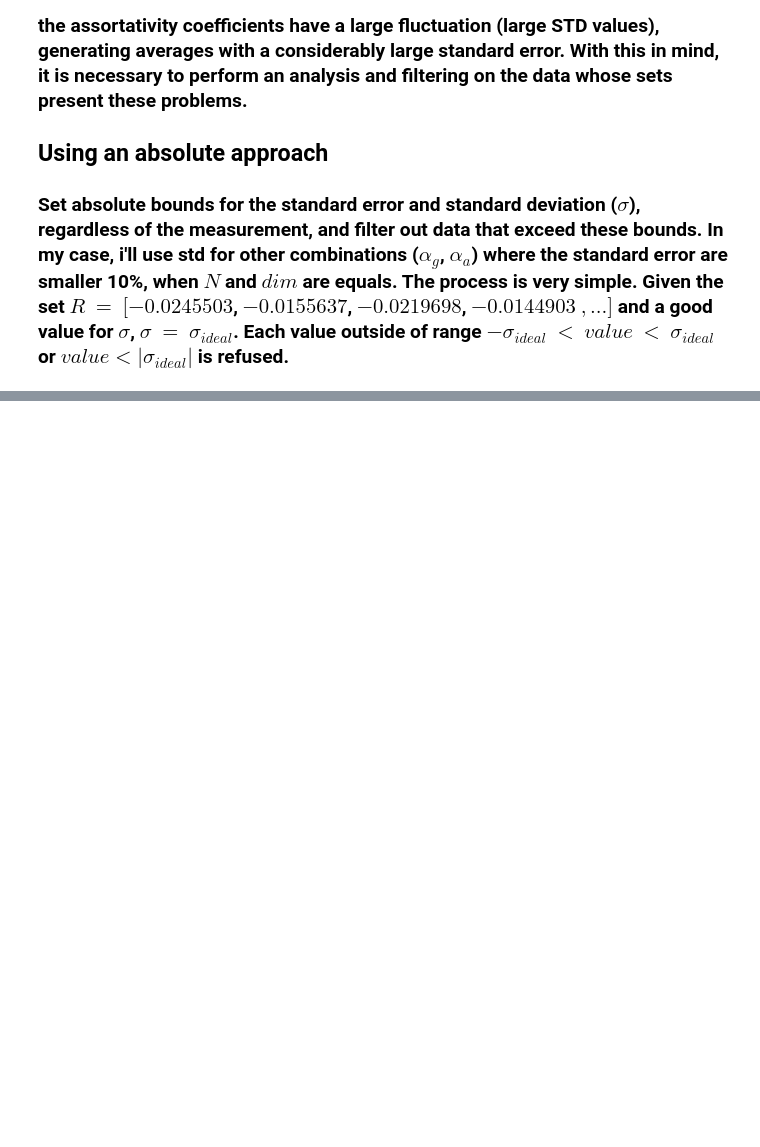
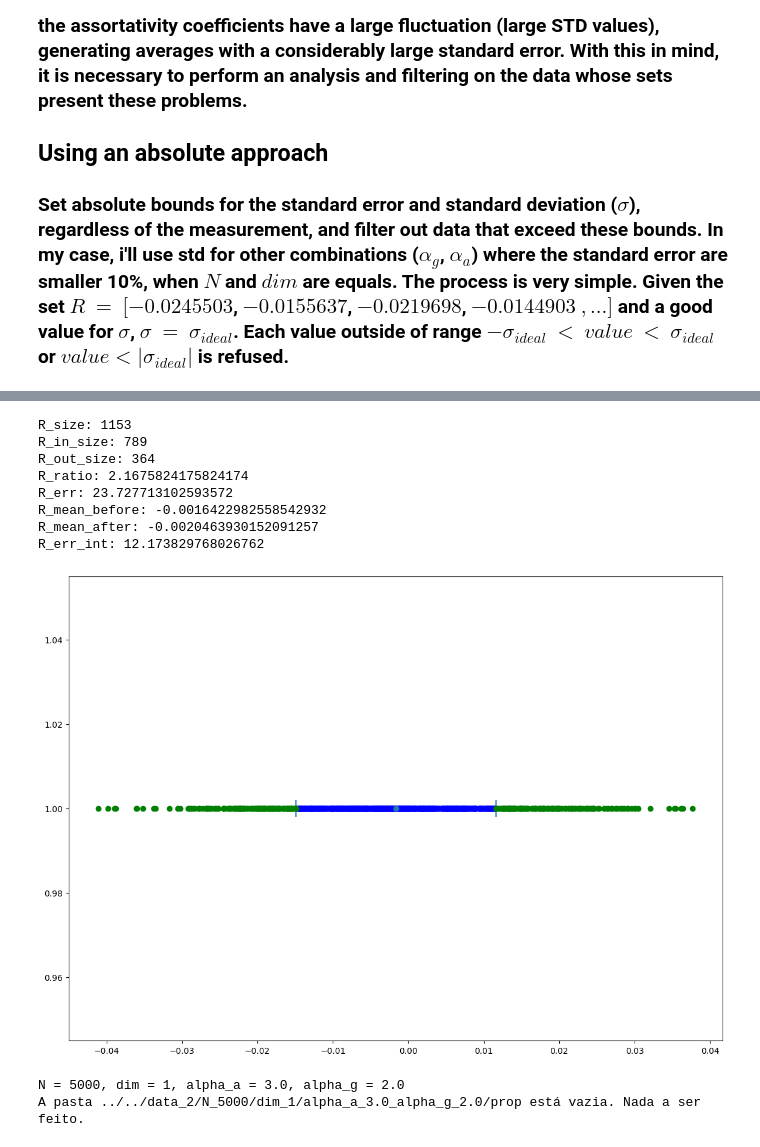
Before and after one commit to JuniorAlencar/SpatialPreferential, a Jupyter notebook: scripts/jupyter/fixing_data.ipynb, the cells around one changed output, grey strips where cells are left out. Saved outputs shown, nothing was run; the diff lists cells and outputs as text; code cells hidden in the pictures; blank space fills up the shorter version.

```diff
--- a/scripts/jupyter/fixing_data.ipynb
+++ b/scripts/jupyter/fixing_data.ipynb
@@ -338,0 +410,42 @@ Index: []
+# %%
+n = 5000
+dim, alpha_a, alpha_g = 1, 3.0, 2.0
+path_file = f"../../data/N_{n}/dim_{dim}/alpha_a_{alpha_a}_alpha_g_{alpha_g}/properties_set.txt"
+# Criar um DataFrame
+df = pd.read_csv(path_file, sep=',')
+R = df["#ass_coeff"]
+r_mean, r_std, r_err = R.mean(), R.std(), R.sem()
+fig, ax = plt.subplots(figsize=(14, 10))
+
+ax.errorbar(r_mean,1,xerr=r_std,marker='o',lw=1.4, capsize=10, capthick=1.4)
+R_in = [i for i in R if abs(i-r_mean) <= r_std]
+R_out = [i for i in R if abs(i-r_mean) > r_std]
+
+ax.plot(R_in,np.ones(len(R_in)),'o', color='blue')
+ax.plot(R_out,np.ones(len(R_out)),'o', color='green')
+#ax.plot(R,np.ones(len(R)),'o')
+#ax.set_xlim([r_mean - r_err, r_mean + r_err])
+
+std_in = np.std(np.array(R_in), ddof=1)
+
+R_in_err = std_in / np.sqrt(len(R_in))
+
+print("R_size:",len(R))
+print("R_in_size:",len(R_in))
+print("R_out_size:",len(R_out))
+print("R_ratio:",len(R_in)/len(R_out))
+print("R_err:", (r_err/abs(r_mean))*100)
+print("R_mean_before:", r_mean)
+print("R_mean_after:", np.mean(np.array(R_in)))
+print("R_err_int:", (R_in_err) / abs(np.mean(R_in))*100 )
+plt.show()
+# %% [output]
+R_size: 1153
+R_in_size: 789
+R_out_size: 364
+R_ratio: 2.1675824175824174
+R_err: 23.727713102593572
+R_mean_before: -0.0016422982558542932
+R_mean_after: -0.0020463930152091257
+R_err_int: 12.173829768026762
+[figure, added]
@@ -338,0 +530,7 @@ Index: []
+# %%
+n = 5000
+dim, alpha_a, alpha_g = 1, 3.0, 2.0
+all_properties_file2(n, dim, alpha_a, alpha_g)
+# %% [output]
+N = 5000, dim = 1, alpha_a = 3.0, alpha_g = 2.0
+A pasta ../../data_2/N_5000/dim_1/alpha_a_3.0_alpha_g_2.0/prop está vazia. Nada a ser feito.
```
Also changed, not shown: parts of 24 cells of this notebook, 11 other files.
